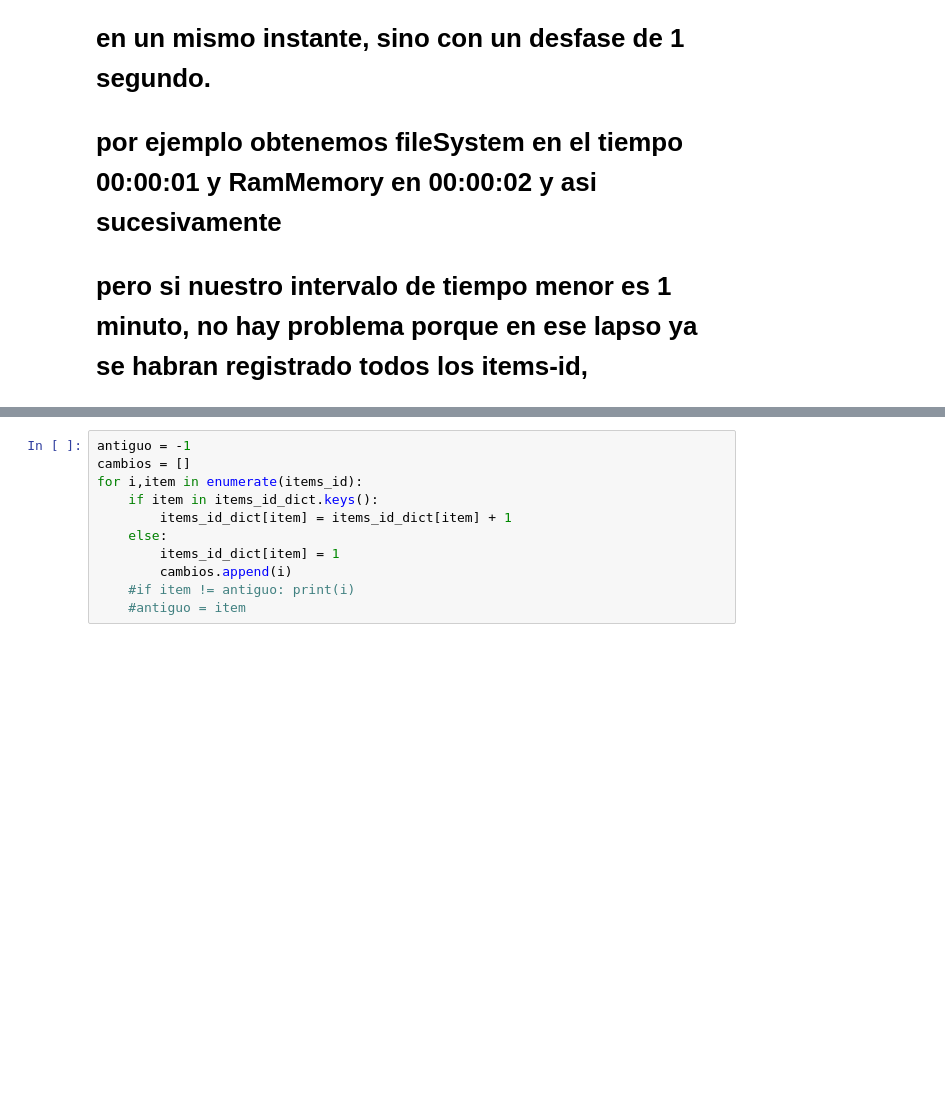
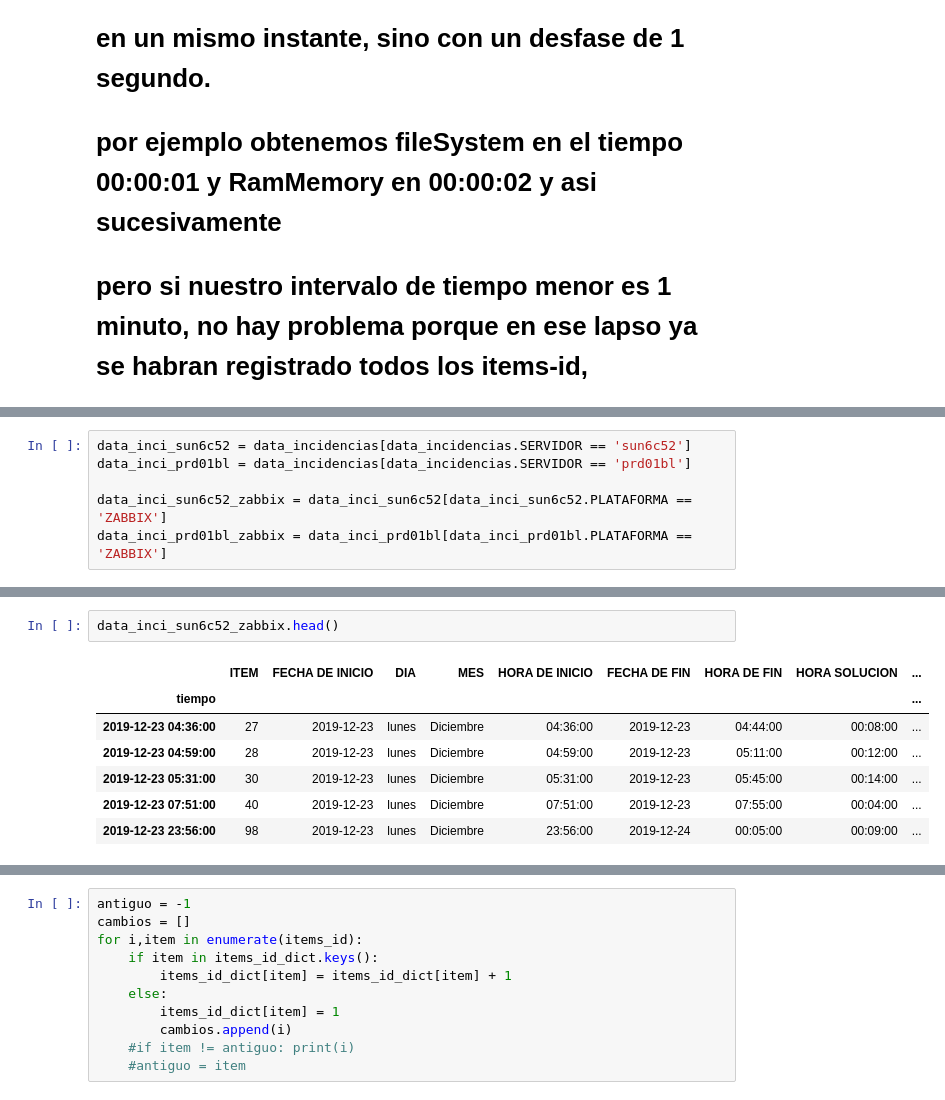
Before and after one commit to JoseJaita/Movistar-POC, a Jupyter notebook: Untitled.ipynb, the cells around one changed output, grey strips where cells are left out. Saved outputs shown, nothing was run; the diff lists cells and outputs as text; blank space fills up the shorter version.

```diff
--- a/Untitled.ipynb
+++ b/Untitled.ipynb
@@ -78,0 +114,6 @@ data.tail()
+# %%
+data_inci_sun6c52 = data_incidencias[data_incidencias.SERVIDOR == 'sun6c52']
+data_inci_prd01bl = data_incidencias[data_incidencias.SERVIDOR == 'prd01bl']
+
+data_inci_sun6c52_zabbix = data_inci_sun6c52[data_inci_sun6c52.PLATAFORMA == 'ZABBIX']
+data_inci_prd01bl_zabbix = data_inci_prd01bl[data_inci_prd01bl.PLATAFORMA == 'ZABBIX']
@@ -78,0 +131,10 @@ data.tail()
+# %%
+data_inci_sun6c52_zabbix.head()
+# %% [output]
+|  | ITEM | FECHA DE INICIO | DIA | MES | HORA DE INICIO | FECHA DE FIN | HORA DE FIN | HORA SOLUCION | ... |
+| tiempo |  |  |  |  |  |  |  |  | ... |
+| 2019-12-23 04:36:00 | 27 | 2019-12-23 | lunes | Diciembre | 04:36:00 | 2019-12-23 | 04:44:00 | 00:08:00 | ... |
+| 2019-12-23 04:59:00 | 28 | 2019-12-23 | lunes | Diciembre | 04:59:00 | 2019-12-23 | 05:11:00 | 00:12:00 | ... |
+| 2019-12-23 05:31:00 | 30 | 2019-12-23 | lunes | Diciembre | 05:31:00 | 2019-12-23 | 05:45:00 | 00:14:00 | ... |
+| 2019-12-23 07:51:00 | 40 | 2019-12-23 | lunes | Diciembre | 07:51:00 | 2019-12-23 | 07:55:00 | 00:04:00 | ... |
+| 2019-12-23 23:56:00 | 98 | 2019-12-23 | lunes | Diciembre | 23:56:00 | 2019-12-24 | 00:05:00 | 00:09:00 | ... |
```
Also changed, not shown: parts of 28 cells of this notebook.
